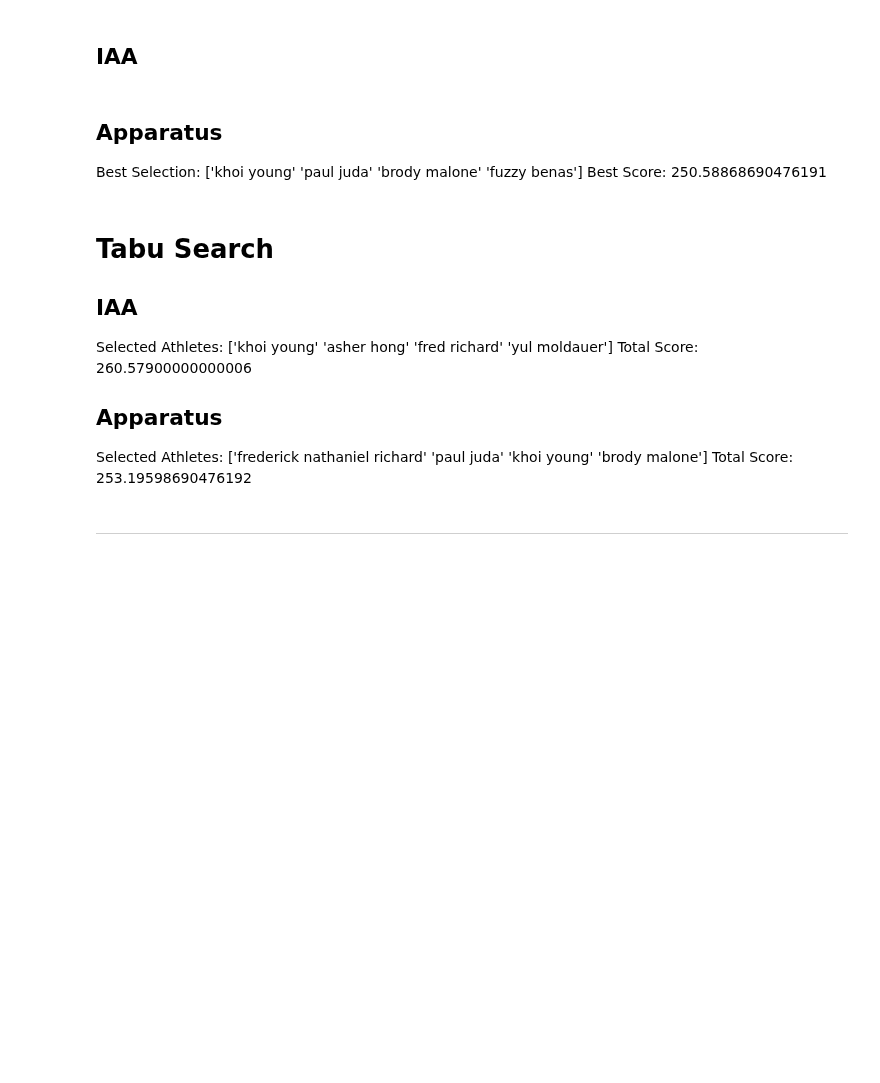
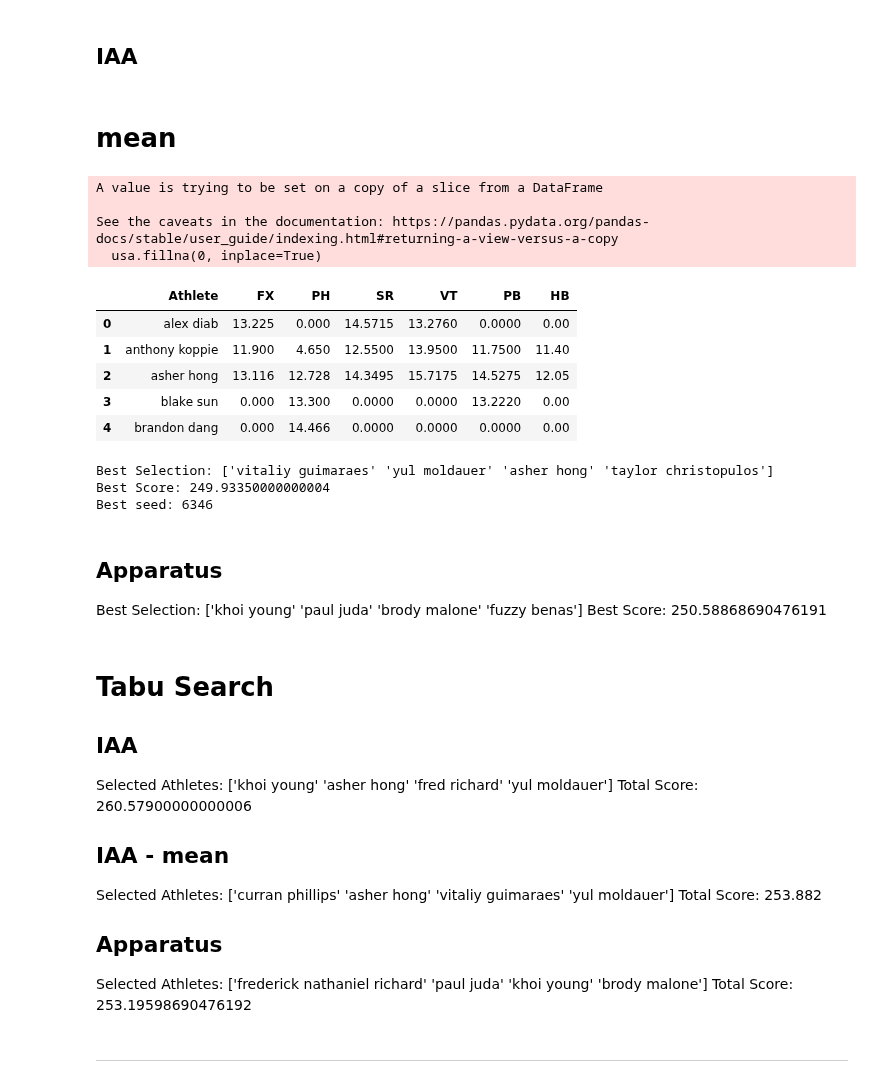
Before and after one commit to RyanJTalbot/MSDS, a Jupyter notebook: Core/Data Mining Foundations/Data Mining Project/Project/competition_gym2023/Team_Selection/men/Metaheuristics.ipynb, the cells around one changed output. Drawn from its saved outputs; the diff is of its cells as text; code cells hidden in the pictures; blank space fills up the shorter version.

```diff
--- a/Core/Data Mining Foundations/Data Mining Project/Project/competition_gym2023/Team_Selection/men/Metaheuristics.ipynb
+++ b/Core/Data Mining Foundations/Data Mining Project/Project/competition_gym2023/Team_Selection/men/Metaheuristics.ipynb
@@ -365,36 +330,75 @@ df=df.drop(columns=['Rank', 'AA', 'round', 'Nation', 'year'])
+# %% [markdown]
+# mean
+# %%
+import pandas as pd
+
+iaa24 = pd.read_csv('../../Combine_Data/men/iaa2024.csv')
+usa = iaa24[iaa24['Nation'] == 'USA']
+
+usa.fillna(0, inplace=True)
+
+# Group by 'Athlete' and calculate mean value for each athlete
+df_mean = usa.groupby('Athlete').mean()
+
+# Reset index to make 'Athlete' a column again
+df_mean.reset_index(inplace=True)
+df = df_mean.copy()
+df = df.drop(columns=['Rank',  'year', 'AA'])
+# 'round', 'Nation',
+df.head()
+# %% [output]
+A value is trying to be set on a copy of a slice from a DataFrame
+
+See the caveats in the documentation: https://pandas.pydata.org/pandas-docs/stable/user_guide/indexing.html#returning-a-view-versus-a-copy
+  usa.fillna(0, inplace=True)
+|  | Athlete | FX | PH | SR | VT | PB | HB |
+| 0 | alex diab | 13.225 | 0.000 | 14.5715 | 13.2760 | 0.0000 | 0.00 |
+| 1 | anthony koppie | 11.900 | 4.650 | 12.5500 | 13.9500 | 11.7500 | 11.40 |
+| 2 | asher hong | 13.116 | 12.728 | 14.3495 | 15.7175 | 14.5275 | 12.05 |
+| 3 | blake sun | 0.000 | 13.300 | 0.0000 | 0.0000 | 13.2220 | 0.00 |
+| 4 | brandon dang | 0.000 | 14.466 | 0.0000 | 0.0000 | 0.0000 | 0.00 |
 # %%
 import pandas as pd
 import numpy as np
 
-
-# umber of athletes to select
+# Set the number of athletes to select
 num_athletes_to_select = 4
 
-# apparatuses
+# Apparatuses
 apparatuses = ['FX', 'PH', 'SR', 'VT', 'PB', 'HB']
 
-# variables to store best solution
+# Variables to store the best solution
 best_score = 0
 best_selection = None
+best_seed = 0
 
-# number of iterations for Randomized-heuristic
+# Number of iterations for trying different random seeds
 num_iterations = 1000
 
-for _ in range(num_iterations):
+# Iterate through a range of seed values
+for num_i in range(0, 8001):
+    # Set a seed for reproducibility
+    np.random.seed(num_i)
 
     # Randomly select 4 athletes
     selected_athletes = np.random.choice(df['Athlete'], size=num_athletes_to_select, replace=False)
 
-    # Calculate score for current selection
+    # Calculate the score for the current selection
     scores = df[df['Athlete'].isin(selected_athletes)][apparatuses].sum(axis=1).nlargest(3).sum()
 
-    # Update best solution if current one is better
+    # Update the best solution if the current one is better
     if scores > best_score:
         best_score = scores
         best_selection = selected_athletes
+        best_seed=num_i
 
 print("Best Selection:", best_selection)
 print("Best Score:", best_score)
+print("Best seed:", best_seed)
+# %% [output]
+Best Selection: ['vitaliy guimaraes' 'yul moldauer' 'asher hong' 'taylor christopulos']
+Best Score: 249.93350000000004
+Best seed: 6346
 # %% [markdown]
 ## Apparatus
 Best Selection: ['khoi young' 'paul juda' 'brody malone' 'fuzzy benas']
@@ -445,6 +449,13 @@ Selected Athletes:
 Total Score:
 260.57900000000006
 
+## IAA - mean
+
+Selected Athletes:
+['curran phillips' 'asher hong' 'vitaliy guimaraes' 'yul moldauer']
+Total Score:
+253.882
+
 ## Apparatus
 Selected Athletes:
 ['frederick nathaniel richard' 'paul juda' 'khoi young' 'brody malone']
```
Also changed, not shown: parts of 20 cells of this notebook, 3 other files.
